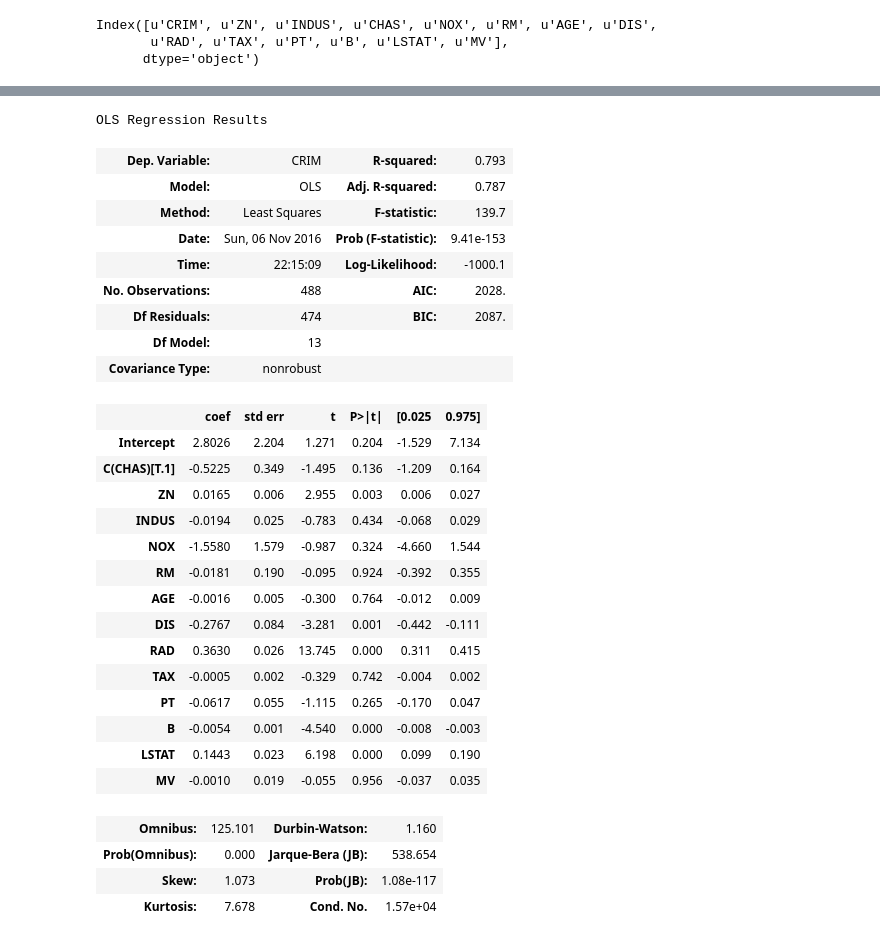
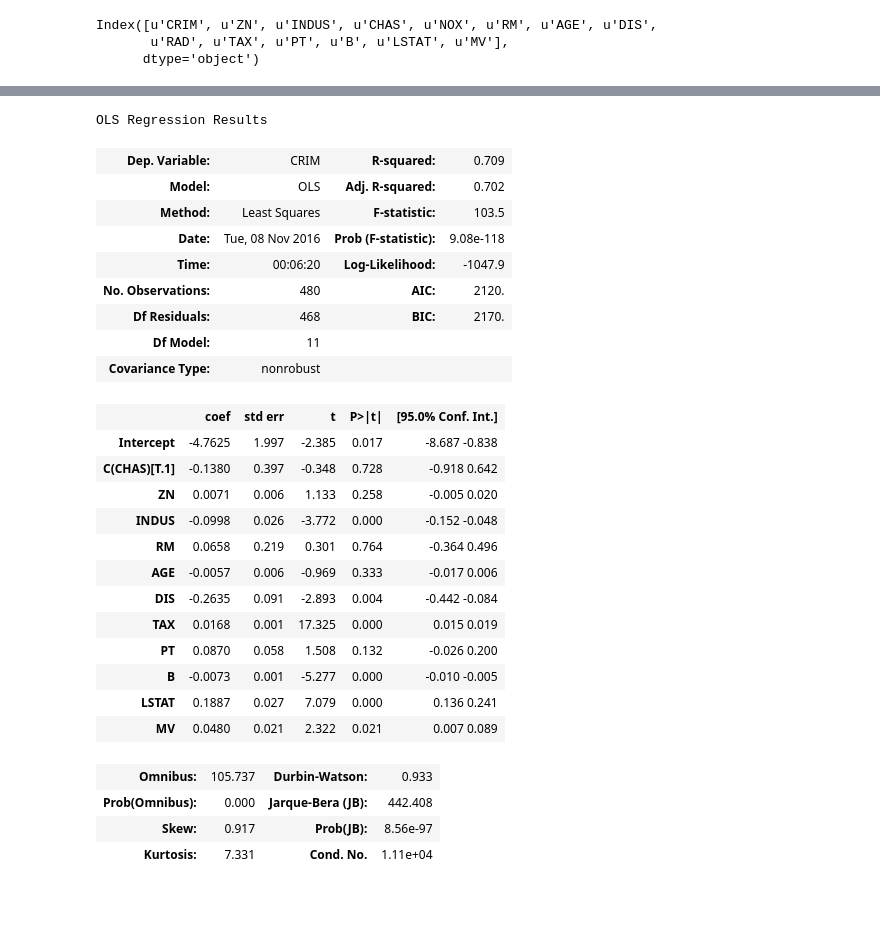
Before and after one commit to Amortized/linearModels, a Jupyter notebook: Boston.ipynb, the cells around one changed output, grey strips where cells are left out. Cells and saved outputs as stored; diff of their text form; code cells hidden in the pictures; blank space fills up the shorter version.

```diff
--- a/Boston.ipynb
+++ b/Boston.ipynb
@@ -67,7 +84,11 @@ OLS Regression Results
 # %%
+#RAD and tax exhibit multicollineratiry. It turns out they are collinear with each other from the following correlation matrix
+#Remove NOX as it's moderately correlated.
 
+#Taking only one
+#Fit a model with all varaibles
 # create a fitted model in one line
-lm = smf.ols(formula='CRIM ~ C(CHAS)', data=data).fit()
+lm = smf.ols(formula='CRIM ~ ZN  + INDUS + C(CHAS)  + RM + AGE + DIS +  TAX + PT + B + LSTAT + MV', data=data).fit()
 
 # print the coefficients
 lm.summary()
@@ -199,7 +197,6 @@ data.reset_index(drop=True)
 # %%
-
-# create a fitted model in one line
-lm = smf.ols(formula='CRIM ~ ZN  + INDUS + C(CHAS) + NOX + RM + AGE + DIS + RAD + TAX + PT + B + LSTAT + MV', data=data).fit()
+#After removing the outliers; R2 went up; standard error comes down
+lm = smf.ols(formula='CRIM ~ ZN  + INDUS + C(CHAS)  + RM + AGE + DIS +  TAX + PT + B + LSTAT + MV', data=data).fit()
 
 # print the coefficients
 lm.summary()
@@ -300,40 +295,37 @@ data.reset_index(drop=True)
 # %%
-
-# create a fitted model in one line
-lm = smf.ols(formula='CRIM ~ ZN  + INDUS + C(CHAS) + NOX + RM + AGE + DIS + RAD + TAX + PT + B + LSTAT + MV', data=data).fit()
+#After removing the outliers; R2 went up; standard error comes down
+lm = smf.ols(formula='CRIM ~ ZN  + INDUS + C(CHAS)  + RM + AGE + DIS +  TAX + PT + B + LSTAT + MV', data=data).fit()
 
 # print the coefficients
 lm.summary()
 # %% [output]
 OLS Regression Results
-| Dep. Variable: | CRIM | R-squared: | 0.793 |
-| Model: | OLS | Adj. R-squared: | 0.787 |
-| Method: | Least Squares | F-statistic: | 139.7 |
-| Date: | Sun, 06 Nov 2016 | Prob (F-statistic): | 9.41e-153 |
-| Time: | 22:15:09 | Log-Likelihood: | -1000.1 |
-| No. Observations: | 488 | AIC: | 2028. |
-| Df Residuals: | 474 | BIC: | 2087. |
-| Df Model: | 13 |  |  |
+| Dep. Variable: | CRIM | R-squared: | 0.709 |
+| Model: | OLS | Adj. R-squared: | 0.702 |
+| Method: | Least Squares | F-statistic: | 103.5 |
+| Date: | Tue, 08 Nov 2016 | Prob (F-statistic): | 9.08e-118 |
+| Time: | 00:06:20 | Log-Likelihood: | -1047.9 |
+| No. Observations: | 480 | AIC: | 2120. |
+| Df Residuals: | 468 | BIC: | 2170. |
+| Df Model: | 11 |  |  |
 | Covariance Type: | nonrobust |  |  |
-|  | coef | std err | t | P>|t| | [0.025 | 0.975] |
-| Intercept | 2.8026 | 2.204 | 1.271 | 0.204 | -1.529 | 7.134 |
-| C(CHAS)[T.1] | -0.5225 | 0.349 | -1.495 | 0.136 | -1.209 | 0.164 |
-| ZN | 0.0165 | 0.006 | 2.955 | 0.003 | 0.006 | 0.027 |
-| INDUS | -0.0194 | 0.025 | -0.783 | 0.434 | -0.068 | 0.029 |
-| NOX | -1.5580 | 1.579 | -0.987 | 0.324 | -4.660 | 1.544 |
-| RM | -0.0181 | 0.190 | -0.095 | 0.924 | -0.392 | 0.355 |
-| AGE | -0.0016 | 0.005 | -0.300 | 0.764 | -0.012 | 0.009 |
-| DIS | -0.2767 | 0.084 | -3.281 | 0.001 | -0.442 | -0.111 |
-| RAD | 0.3630 | 0.026 | 13.745 | 0.000 | 0.311 | 0.415 |
-| TAX | -0.0005 | 0.002 | -0.329 | 0.742 | -0.004 | 0.002 |
-| PT | -0.0617 | 0.055 | -1.115 | 0.265 | -0.170 | 0.047 |
-| B | -0.0054 | 0.001 | -4.540 | 0.000 | -0.008 | -0.003 |
-| LSTAT | 0.1443 | 0.023 | 6.198 | 0.000 | 0.099 | 0.190 |
-| MV | -0.0010 | 0.019 | -0.055 | 0.956 | -0.037 | 0.035 |
+|  | coef | std err | t | P>|t| | [95.0% Conf. Int.] |
+| Intercept | -4.7625 | 1.997 | -2.385 | 0.017 | -8.687 -0.838 |
+| C(CHAS)[T.1] | -0.1380 | 0.397 | -0.348 | 0.728 | -0.918 0.642 |
+| ZN | 0.0071 | 0.006 | 1.133 | 0.258 | -0.005 0.020 |
+| INDUS | -0.0998 | 0.026 | -3.772 | 0.000 | -0.152 -0.048 |
+| RM | 0.0658 | 0.219 | 0.301 | 0.764 | -0.364 0.496 |
+| AGE | -0.0057 | 0.006 | -0.969 | 0.333 | -0.017 0.006 |
+| DIS | -0.2635 | 0.091 | -2.893 | 0.004 | -0.442 -0.084 |
+| TAX | 0.0168 | 0.001 | 17.325 | 0.000 | 0.015 0.019 |
+| PT | 0.0870 | 0.058 | 1.508 | 0.132 | -0.026 0.200 |
+| B | -0.0073 | 0.001 | -5.277 | 0.000 | -0.010 -0.005 |
+| LSTAT | 0.1887 | 0.027 | 7.079 | 0.000 | 0.136 0.241 |
+| MV | 0.0480 | 0.021 | 2.322 | 0.021 | 0.007 0.089 |
-| Omnibus: | 125.101 | Durbin-Watson: | 1.160 |
-| Prob(Omnibus): | 0.000 | Jarque-Bera (JB): | 538.654 |
-| Skew: | 1.073 | Prob(JB): | 1.08e-117 |
-| Kurtosis: | 7.678 | Cond. No. | 1.57e+04 |
+| Omnibus: | 105.737 | Durbin-Watson: | 0.933 |
+| Prob(Omnibus): | 0.000 | Jarque-Bera (JB): | 442.408 |
+| Skew: | 0.917 | Prob(JB): | 8.56e-97 |
+| Kurtosis: | 7.331 | Cond. No. | 1.11e+04 |
 # %%
 ## put residuals (raw & standardized) plus fitted values into a data frame
 results = pd.DataFrame({
```
Also changed, not shown: parts of 23 cells of this notebook.
